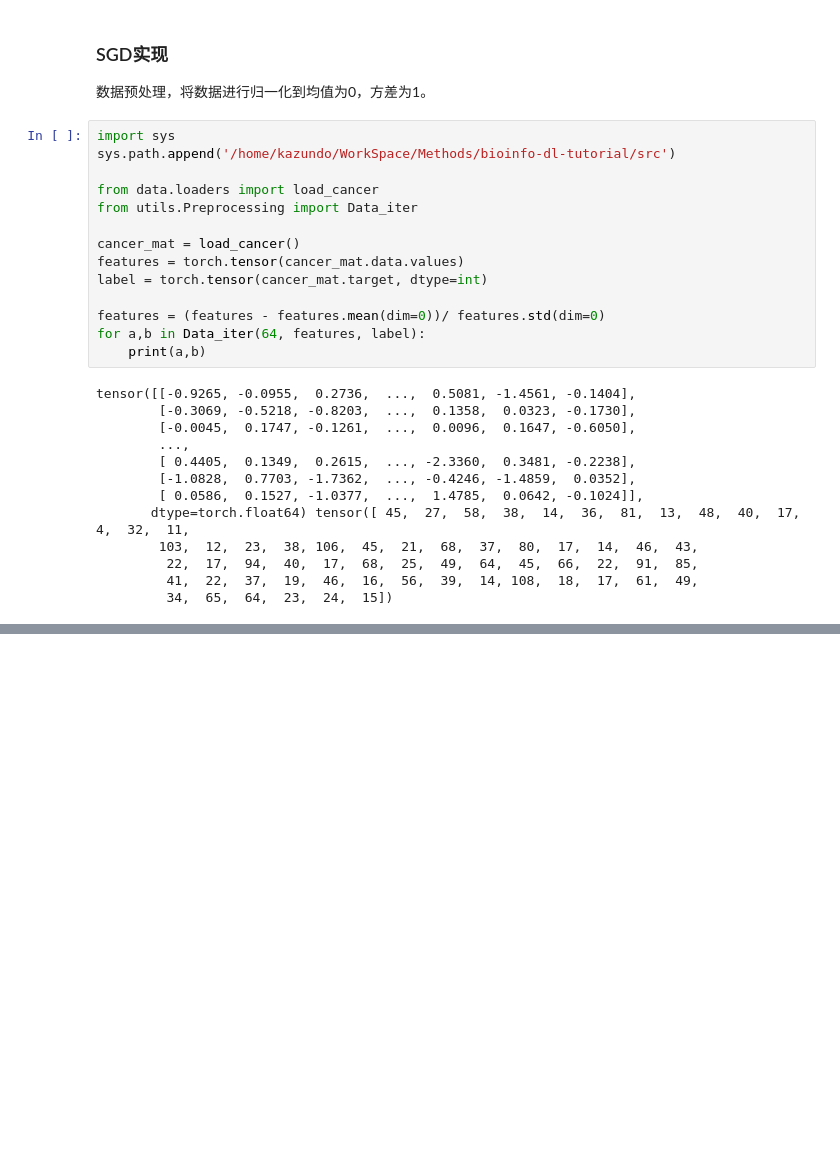
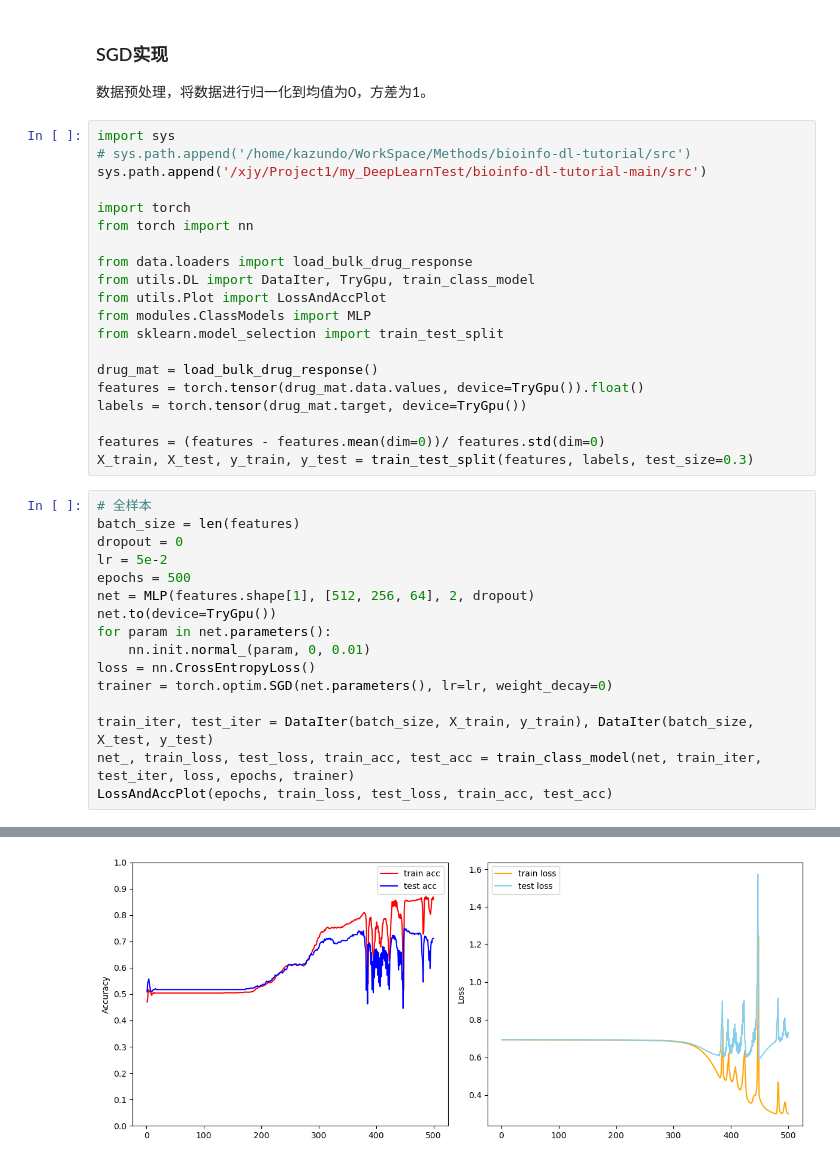
Before and after one commit to Diagle/bioinfo-dl-tutorial, a Jupyter notebook: docs/02PythonBasis/2.4、Torch/2.5.7 优化算法.ipynb, the cells around one changed output, grey strips where cells are left out. Cells and saved outputs as stored; diff of their text form; blank space fills up the shorter version.

```diff
--- a/docs/02PythonBasis/2.4、Torch/2.5.7 优化算法.ipynb
+++ b/docs/02PythonBasis/2.4、Torch/2.5.7 优化算法.ipynb
@@ -635,28 +635,38 @@ print(f"小批量矩阵乘法计算耗时: {end - start:.6f} 秒")
 数据预处理，将数据进行归一化到均值为0，方差为1。
 # %%
 import sys
-sys.path.append('/home/kazundo/WorkSpace/Methods/bioinfo-dl-tutorial/src')
+# sys.path.append('/home/kazundo/WorkSpace/Methods/bioinfo-dl-tutorial/src')
+sys.path.append('/xjy/Project1/my_DeepLearnTest/bioinfo-dl-tutorial-main/src')
 
-from data.loaders import load_cancer
-from utils.Preprocessing import Data_iter
+import torch
+from torch import nn
 
-cancer_mat = load_cancer()
-features = torch.tensor(cancer_mat.data.values)
-label = torch.tensor(cancer_mat.target, dtype=int)
+from data.loaders import load_bulk_drug_response
+from utils.DL import DataIter, TryGpu, train_class_model
+from utils.Plot import LossAndAccPlot
+from modules.ClassModels import MLP
+from sklearn.model_selection import train_test_split
+
+drug_mat = load_bulk_drug_response()
+features = torch.tensor(drug_mat.data.values, device=TryGpu()).float()
+labels = torch.tensor(drug_mat.target, device=TryGpu())
 
 features = (features - features.mean(dim=0))/ features.std(dim=0)
-for a,b in Data_iter(64, features, label):
-    print(a,b)
+X_train, X_test, y_train, y_test = train_test_split(features, labels, test_size=0.3)
-# %% [output]
-tensor([[-0.9265, -0.0955,  0.2736,  ...,  0.5081, -1.4561, -0.1404],
-        [-0.3069, -0.5218, -0.8203,  ...,  0.1358,  0.0323, -0.1730],
-        [-0.0045,  0.1747, -0.1261,  ...,  0.0096,  0.1647, -0.6050],
-        ...,
-        [ 0.4405,  0.1349,  0.2615,  ..., -2.3360,  0.3481, -0.2238],
-        [-1.0828,  0.7703, -1.7362,  ..., -0.4246, -1.4859,  0.0352],
-        [ 0.0586,  0.1527, -1.0377,  ...,  1.4785,  0.0642, -0.1024]],
-       dtype=torch.float64) tensor([ 45,  27,  58,  38,  14,  36,  81,  13,  48,  40,  17,   4,  32,  11,
-        103,  12,  23,  38, 106,  45,  21,  68,  37,  80,  17,  14,  46,  43,
-         22,  17,  94,  40,  17,  68,  25,  49,  64,  45,  66,  22,  91,  85,
-         41,  22,  37,  19,  46,  16,  56,  39,  14, 108,  18,  17,  61,  49,
-         34,  65,  64,  23,  24,  15])
+# %%
+# 全样本
+batch_size = len(features)
+dropout = 0
+lr = 5e-2
+epochs = 500
+net = MLP(features.shape[1], [512, 256, 64], 2, dropout)
+net.to(device=TryGpu())
+for param in net.parameters():
+    nn.init.normal_(param, 0, 0.01)
+loss = nn.CrossEntropyLoss()
+trainer = torch.optim.SGD(net.parameters(), lr=lr, weight_decay=0)
+
+train_iter, test_iter = DataIter(batch_size, X_train, y_train), DataIter(batch_size, X_test, y_test)
+net_, train_loss, test_loss, train_acc, test_acc = train_class_model(net, train_iter, test_iter, loss, epochs, trainer)
+LossAndAccPlot(epochs, train_loss, test_loss, train_acc, test_acc)
+# %% [output]
@@ -662,0 +690 @@ tensor([[-0.9265, -0.0955,  0.2736,  ...,  0.5081, -1.4561, -0.1404],
+[figure, added]
```
Also changed, not shown: parts of 3 cells of this notebook, 8 other files.
